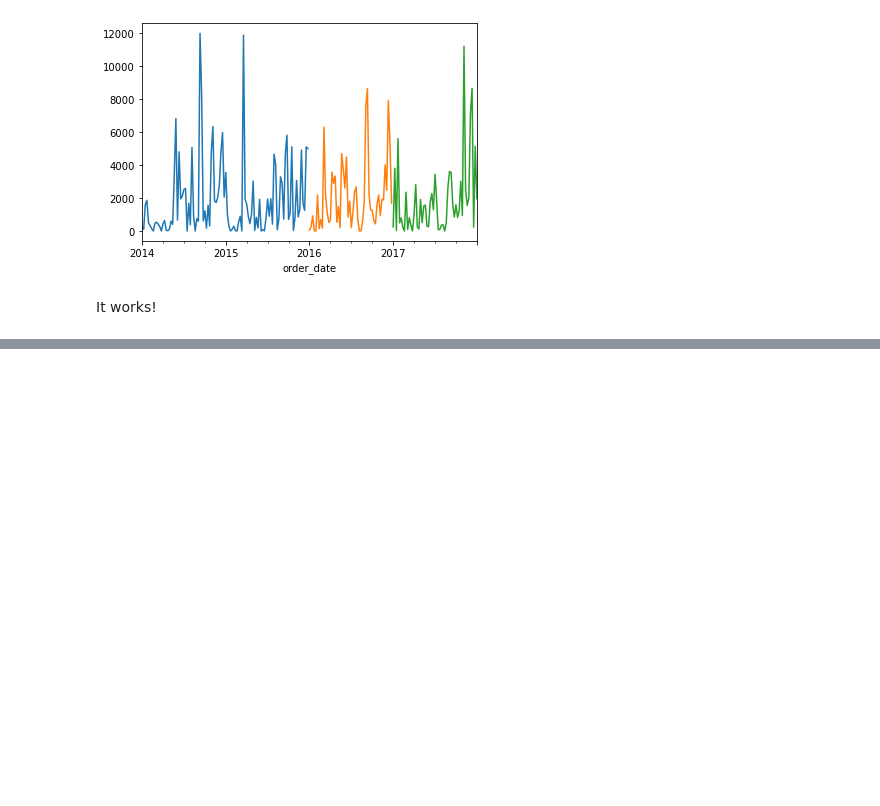
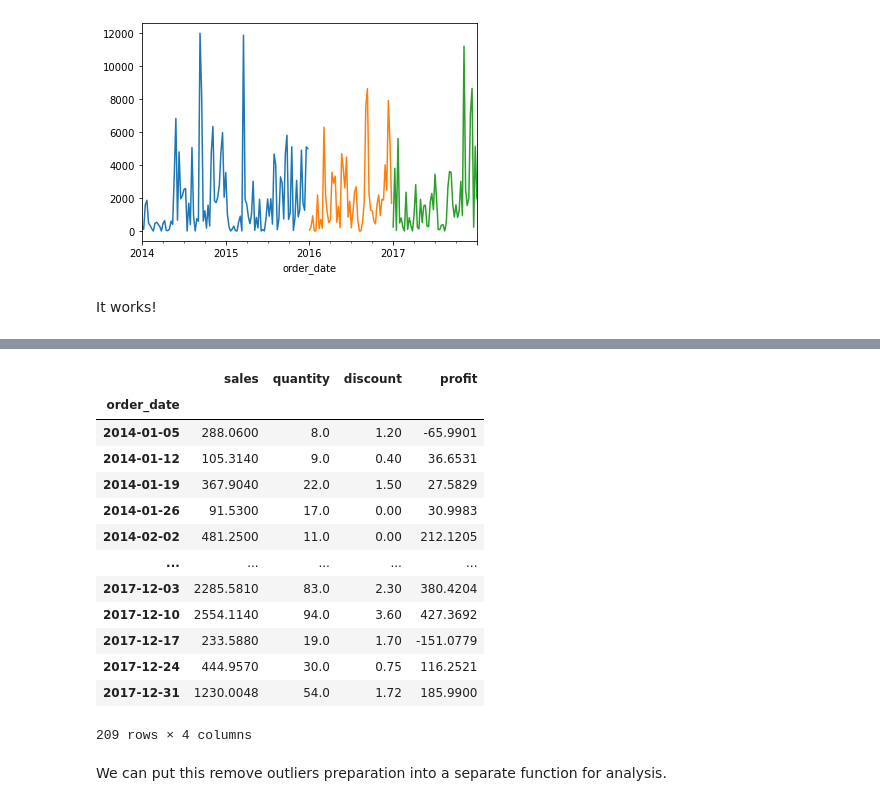
Before and after one commit to Innis-Superstore-Sales/time-series-project, a Jupyter notebook: wrangle.ipynb, the cells around one changed output, grey strips where cells are left out. Drawn from its saved outputs; the diff is of its cells as text; code cells hidden in the pictures; blank space fills up the shorter version.

```diff
--- a/wrangle.ipynb
+++ b/wrangle.ipynb
@@ -624,0 +635,3 @@ It works!
+# %%
+superstore_no_outliers = remove_outliers(superstore, 1.5, ['sales'])
+superstore_no_outliers.info()
@@ -624,0 +656,20 @@ It works!
+# %%
+by_week = superstore_no_outliers.resample('W').sum()
+by_week
+# %% [output]
+|  | sales | quantity | discount | profit |
+| order_date |  |  |  |  |
+| 2014-01-05 | 288.0600 | 8.0 | 1.20 | -65.9901 |
+| 2014-01-12 | 105.3140 | 9.0 | 0.40 | 36.6531 |
+| 2014-01-19 | 367.9040 | 22.0 | 1.50 | 27.5829 |
+| 2014-01-26 | 91.5300 | 17.0 | 0.00 | 30.9983 |
+| 2014-02-02 | 481.2500 | 11.0 | 0.00 | 212.1205 |
+| ... | ... | ... | ... | ... |
+| 2017-12-03 | 2285.5810 | 83.0 | 2.30 | 380.4204 |
+| 2017-12-10 | 2554.1140 | 94.0 | 3.60 | 427.3692 |
+| 2017-12-17 | 233.5880 | 19.0 | 1.70 | -151.0779 |
+| 2017-12-24 | 444.9570 | 30.0 | 0.75 | 116.2521 |
+| 2017-12-31 | 1230.0048 | 54.0 | 1.72 | 185.9900 |
+209 rows × 4 columns
+# %% [markdown]
+We can put this remove outliers preparation into a separate function for analysis.
```
Also changed, not shown: parts of 3 cells of this notebook, 2 other files.
